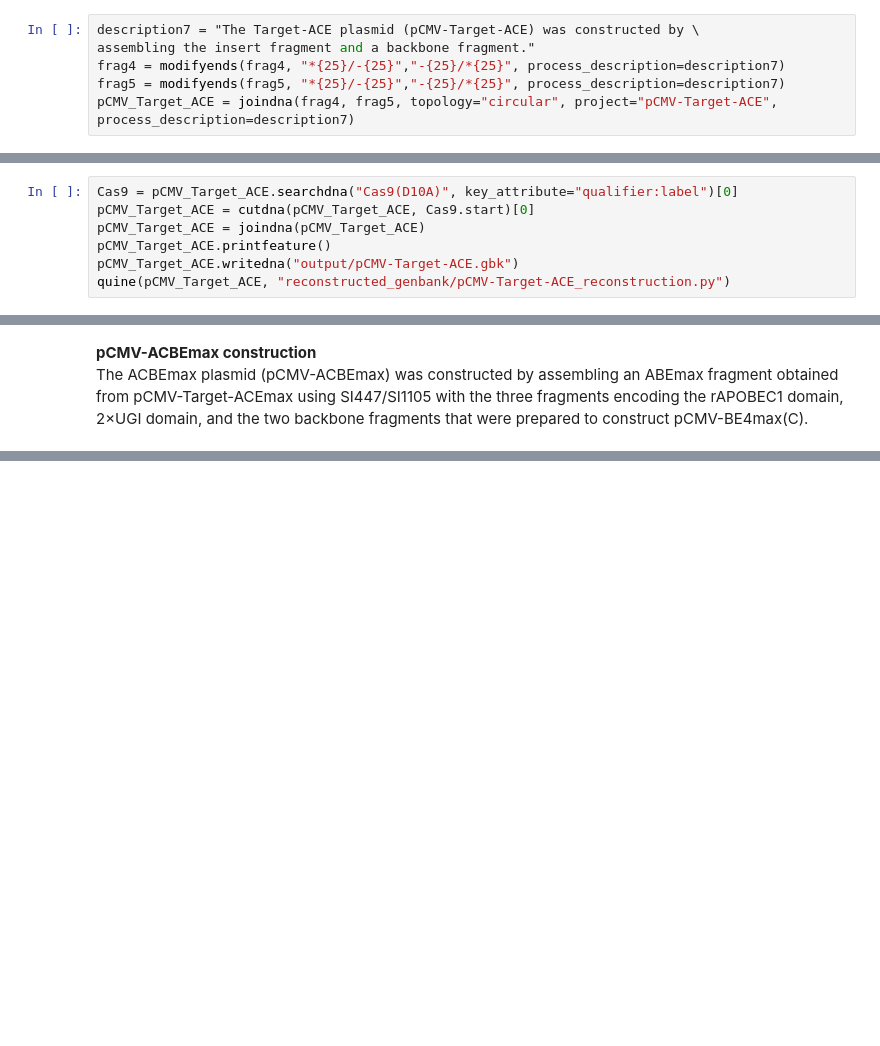
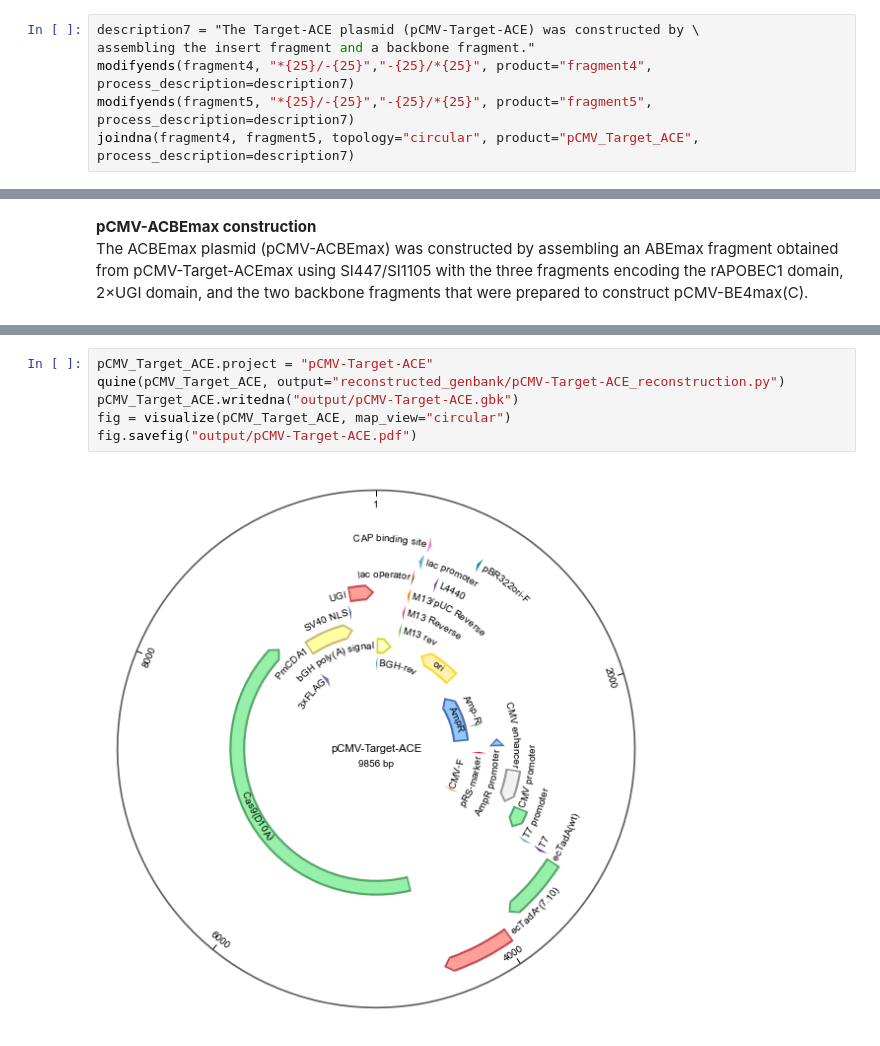
Before and after one commit to yachielab/QUEEN, a Jupyter notebook: demo/sakata_et_al_2020/BE_plasmids_construction.ipynb, the cells around one changed output, grey strips where cells are left out. Saved outputs shown, nothing was run; the diff lists cells and outputs as text; blank space fills up the shorter version.

```diff
--- a/demo/sakata_et_al_2020/BE_plasmids_construction.ipynb
+++ b/demo/sakata_et_al_2020/BE_plasmids_construction.ipynb
@@ -109,6 +96,6 @@ editfeature(frag5, key_attribute="feature_id", query="f5", target_attribute="qua
 # %%
 description7 = "The Target-ACE plasmid (pCMV-Target-ACE) was constructed by \
 assembling the insert fragment and a backbone fragment."
-frag4 = modifyends(frag4, "*{25}/-{25}","-{25}/*{25}", process_description=description7)
-frag5 = modifyends(frag5, "*{25}/-{25}","-{25}/*{25}", process_description=description7)
-pCMV_Target_ACE = joindna(frag4, frag5, topology="circular", project="pCMV-Target-ACE", process_description=description7)
+modifyends(fragment4, "*{25}/-{25}","-{25}/*{25}", product="fragment4", process_description=description7)
+modifyends(fragment5, "*{25}/-{25}","-{25}/*{25}", product="fragment5", process_description=description7)
+joindna(fragment4, fragment5, topology="circular", product="pCMV_Target_ACE", process_description=description7)
@@ -115,7 +103,0 @@ pCMV_Target_ACE = joindna(frag4, frag5, topology="circular", project="pCMV-Targe
-# %%
-Cas9 = pCMV_Target_ACE.searchdna("Cas9(D10A)", key_attribute="qualifier:label")[0]
-pCMV_Target_ACE = cutdna(pCMV_Target_ACE, Cas9.start)[0]
-pCMV_Target_ACE = joindna(pCMV_Target_ACE)
-pCMV_Target_ACE.printfeature()
-pCMV_Target_ACE.writedna("output/pCMV-Target-ACE.gbk")
-quine(pCMV_Target_ACE, "reconstructed_genbank/pCMV-Target-ACE_reconstruction.py")
@@ -429,0 +363,8 @@ fig.savefig("output/pCMV-ACBEmax.pdf")
+# %%
+pCMV_Target_ACE.project = "pCMV-Target-ACE"
+quine(pCMV_Target_ACE, output="reconstructed_genbank/pCMV-Target-ACE_reconstruction.py")
+pCMV_Target_ACE.writedna("output/pCMV-Target-ACE.gbk")
+fig = visualize(pCMV_Target_ACE, map_view="circular")
+fig.savefig("output/pCMV-Target-ACE.pdf")
+# %% [output]
+[figure, added]
```
Also changed, not shown: parts of 60 cells of this notebook, 34 other files.
